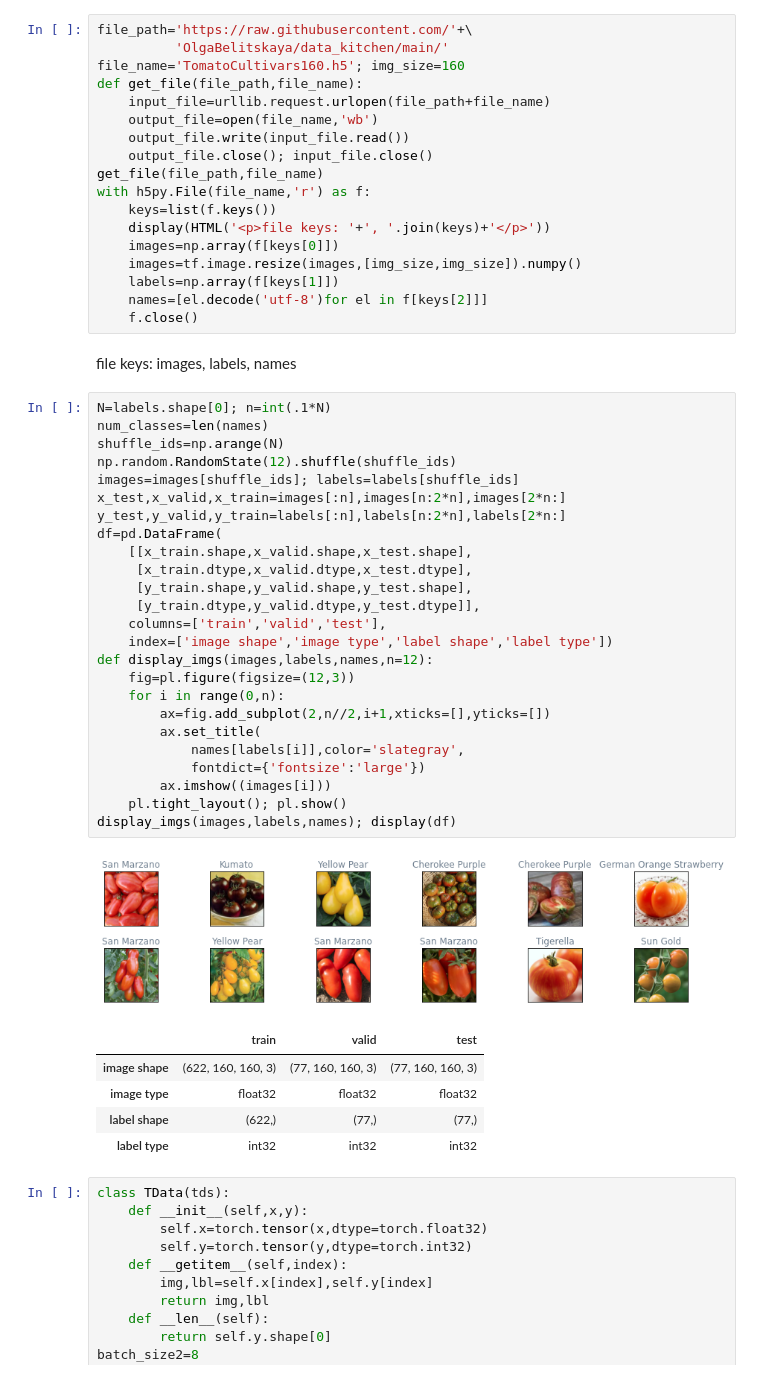
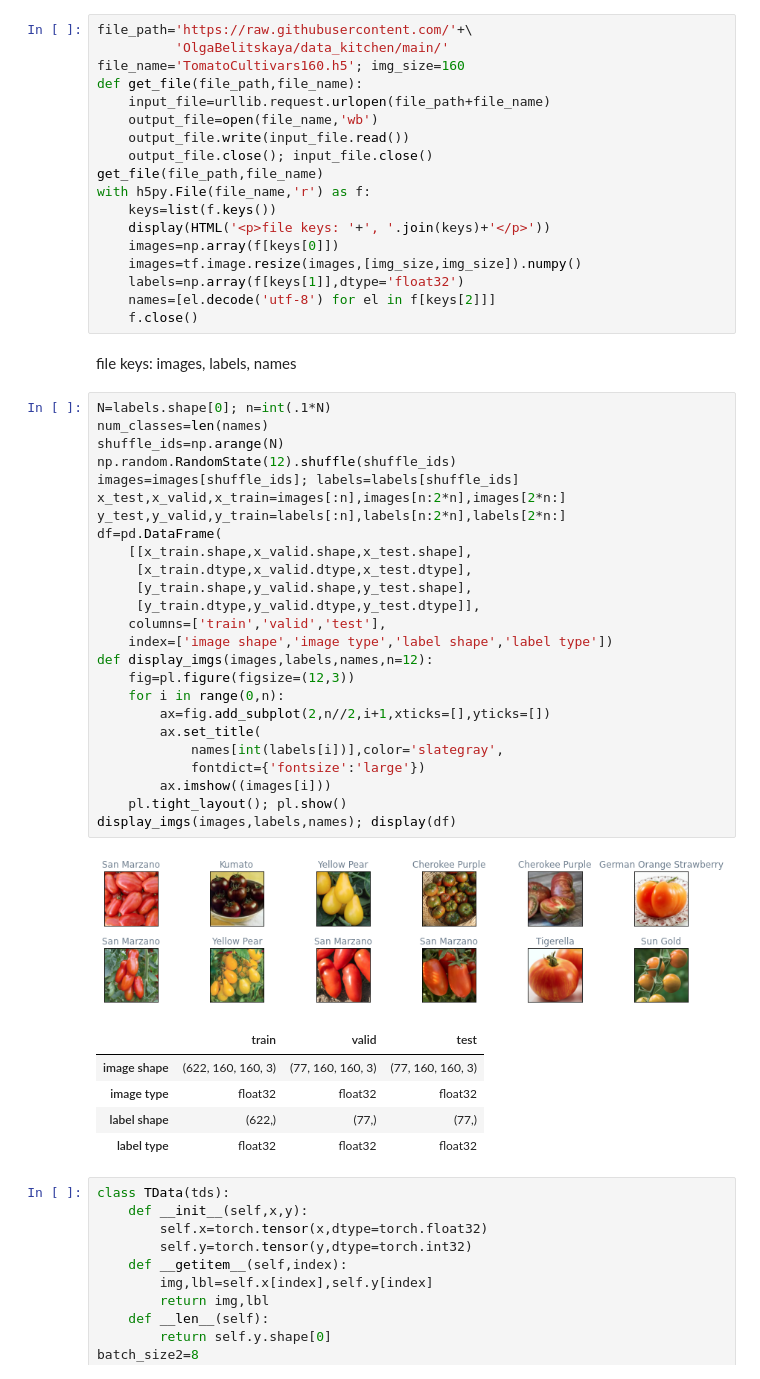
Before and after one commit to OlgaBelitskaya/colab_notebooks, a Jupyter notebook: cultivar_recognition.ipynb, the cells around one changed output. Drawn from its saved outputs; the diff is of its cells as text.

```diff
--- a/cultivar_recognition.ipynb
+++ b/cultivar_recognition.ipynb
@@ -57,43 +57,43 @@ with h5py.File(file_name,'r') as f:
     display(HTML('<p>file keys: '+', '.join(keys)+'</p>'))
     images=np.array(f[keys[0]])
     images=tf.image.resize(images,[img_size,img_size]).numpy()
-    labels=np.array(f[keys[1]])
-    names=[el.decode('utf-8')for el in f[keys[2]]]
+    labels=np.array(f[keys[1]],dtype='float32')
+    names=[el.decode('utf-8') for el in f[keys[2]]]
     f.close()
 # %% [output]
 file keys: images, labels, names
 # %%
 N=labels.shape[0]; n=int(.1*N)
 num_classes=len(names)
 shuffle_ids=np.arange(N)
 np.random.RandomState(12).shuffle(shuffle_ids)
 images=images[shuffle_ids]; labels=labels[shuffle_ids]
 x_test,x_valid,x_train=images[:n],images[n:2*n],images[2*n:]
 y_test,y_valid,y_train=labels[:n],labels[n:2*n],labels[2*n:]
 df=pd.DataFrame(
     [[x_train.shape,x_valid.shape,x_test.shape],
      [x_train.dtype,x_valid.dtype,x_test.dtype],
      [y_train.shape,y_valid.shape,y_test.shape],
      [y_train.dtype,y_valid.dtype,y_test.dtype]],
     columns=['train','valid','test'],
     index=['image shape','image type','label shape','label type'])
 def display_imgs(images,labels,names,n=12):
     fig=pl.figure(figsize=(12,3))
     for i in range(0,n):
         ax=fig.add_subplot(2,n//2,i+1,xticks=[],yticks=[])
         ax.set_title(
-            names[labels[i]],color='slategray',
+            names[int(labels[i])],color='slategray',
             fontdict={'fontsize':'large'})
         ax.imshow((images[i]))
     pl.tight_layout(); pl.show()
 display_imgs(images,labels,names); display(df)
 # %% [output]
 [figure]
 |  | train | valid | test |
 | image shape | (622, 160, 160, 3) | (77, 160, 160, 3) | (77, 160, 160, 3) |
 | image type | float32 | float32 | float32 |
 | label shape | (622,) | (77,) | (77,) |
-| label type | int32 | int32 | int32 |
+| label type | float32 | float32 | float32 |
 # %%
 class TData(tds):
     def __init__(self,x,y):
```
Also changed, not shown: parts of 15 cells of this notebook, 1 other file.
